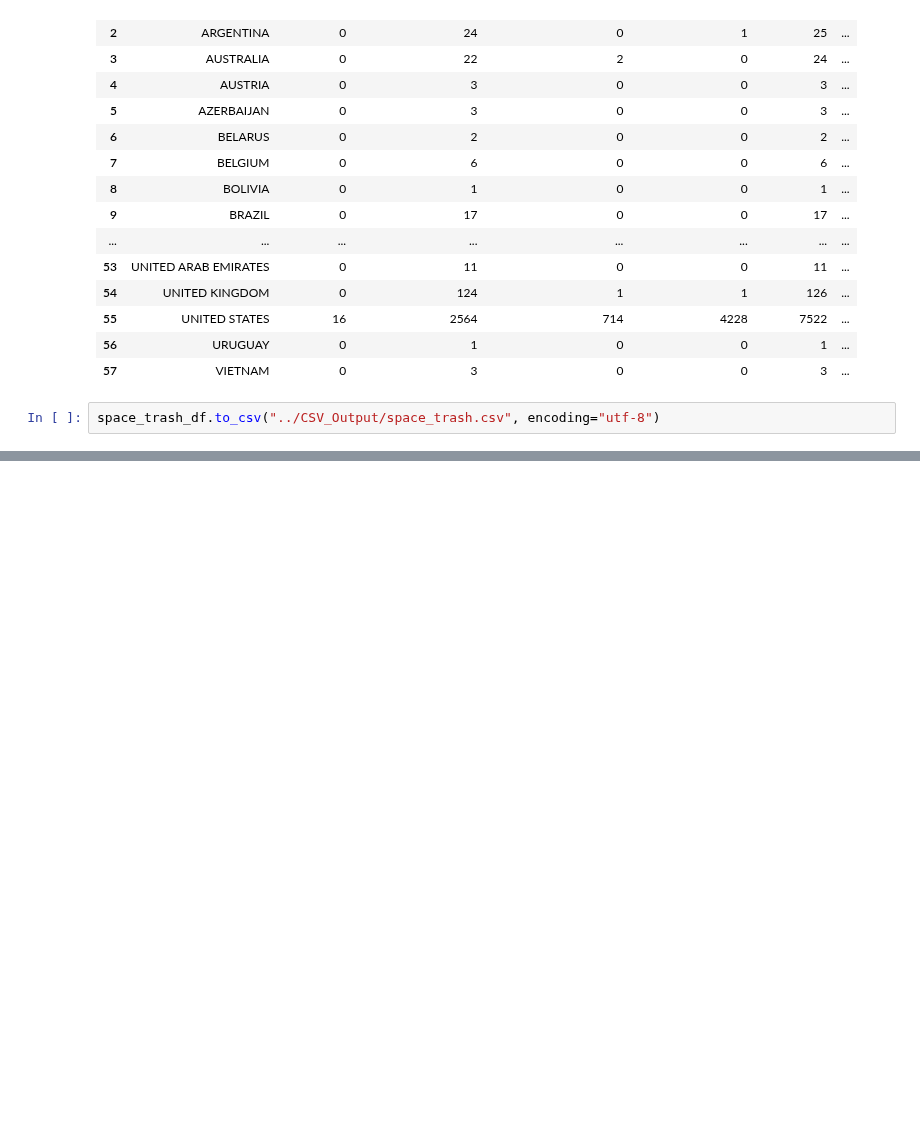
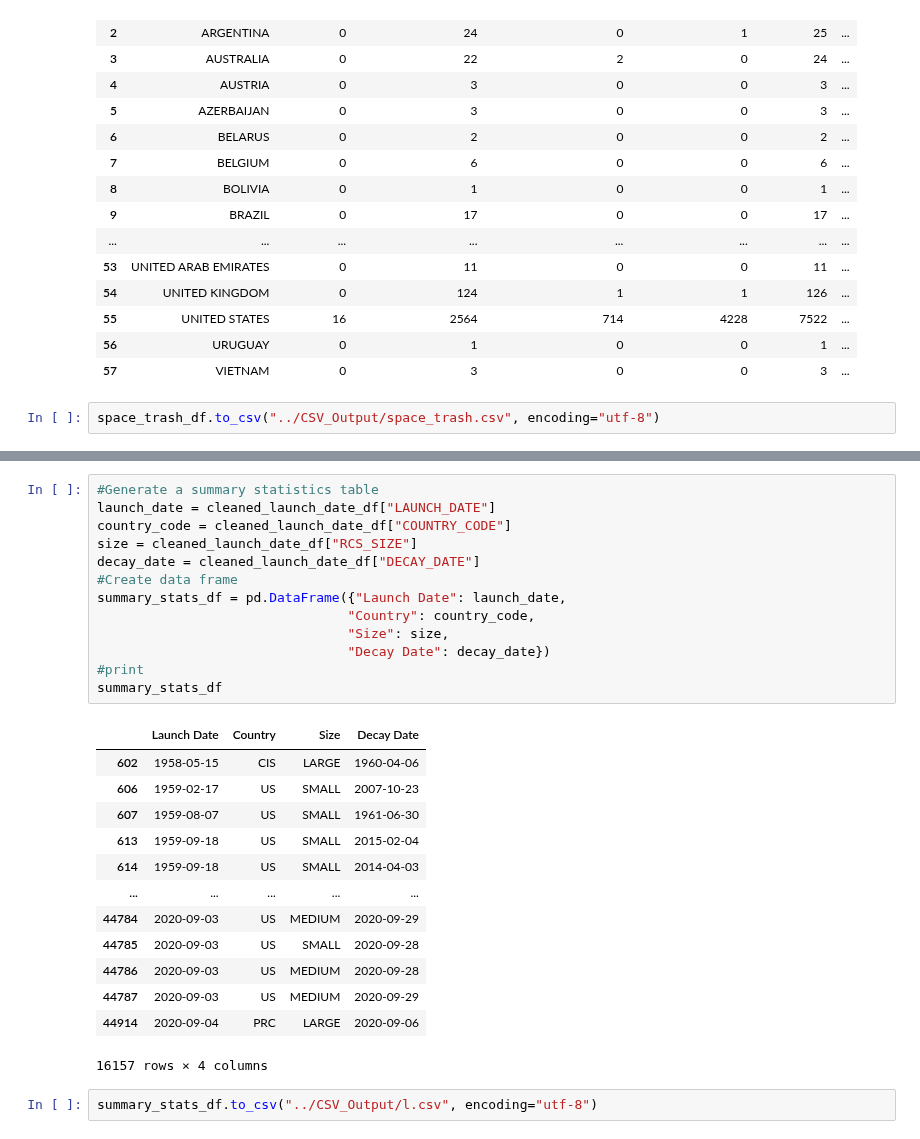
Before and after one commit to doublealogic/armageddon-neo-objects-space-junk, a Jupyter notebook: Data_Retrieval/space_track.ipynb, the cells around one changed output, grey strips where cells are left out. Drawn from its saved outputs; the diff is of its cells as text; blank space fills up the shorter version.

```diff
--- a/Data_Retrieval/space_track.ipynb
+++ b/Data_Retrieval/space_track.ipynb
@@ -145,0 +182,29 @@ space_trash_df.to_csv("../CSV_Output/space_trash.csv", encoding="utf-8")
+# %%
+#Generate a summary statistics table
+launch_date = cleaned_launch_date_df["LAUNCH_DATE"]
+country_code = cleaned_launch_date_df["COUNTRY_CODE"]
+size = cleaned_launch_date_df["RCS_SIZE"]
+decay_date = cleaned_launch_date_df["DECAY_DATE"]
+#Create data frame
+summary_stats_df = pd.DataFrame({"Launch Date": launch_date,
+                                "Country": country_code,
+                                "Size": size,
+                                "Decay Date": decay_date})
+#print
+summary_stats_df
+# %% [output]
+|  | Launch Date | Country | Size | Decay Date |
+| 602 | 1958-05-15 | CIS | LARGE | 1960-04-06 |
+| 606 | 1959-02-17 | US | SMALL | 2007-10-23 |
+| 607 | 1959-08-07 | US | SMALL | 1961-06-30 |
+| 613 | 1959-09-18 | US | SMALL | 2015-02-04 |
+| 614 | 1959-09-18 | US | SMALL | 2014-04-03 |
+| ... | ... | ... | ... | ... |
+| 44784 | 2020-09-03 | US | MEDIUM | 2020-09-29 |
+| 44785 | 2020-09-03 | US | SMALL | 2020-09-28 |
+| 44786 | 2020-09-03 | US | MEDIUM | 2020-09-28 |
+| 44787 | 2020-09-03 | US | MEDIUM | 2020-09-29 |
+| 44914 | 2020-09-04 | PRC | LARGE | 2020-09-06 |
+16157 rows × 4 columns
+# %%
+summary_stats_df.to_csv("../CSV_Output/l.csv", encoding="utf-8")
```
Also changed, not shown: parts of 2 cells of this notebook, 1 other file.
